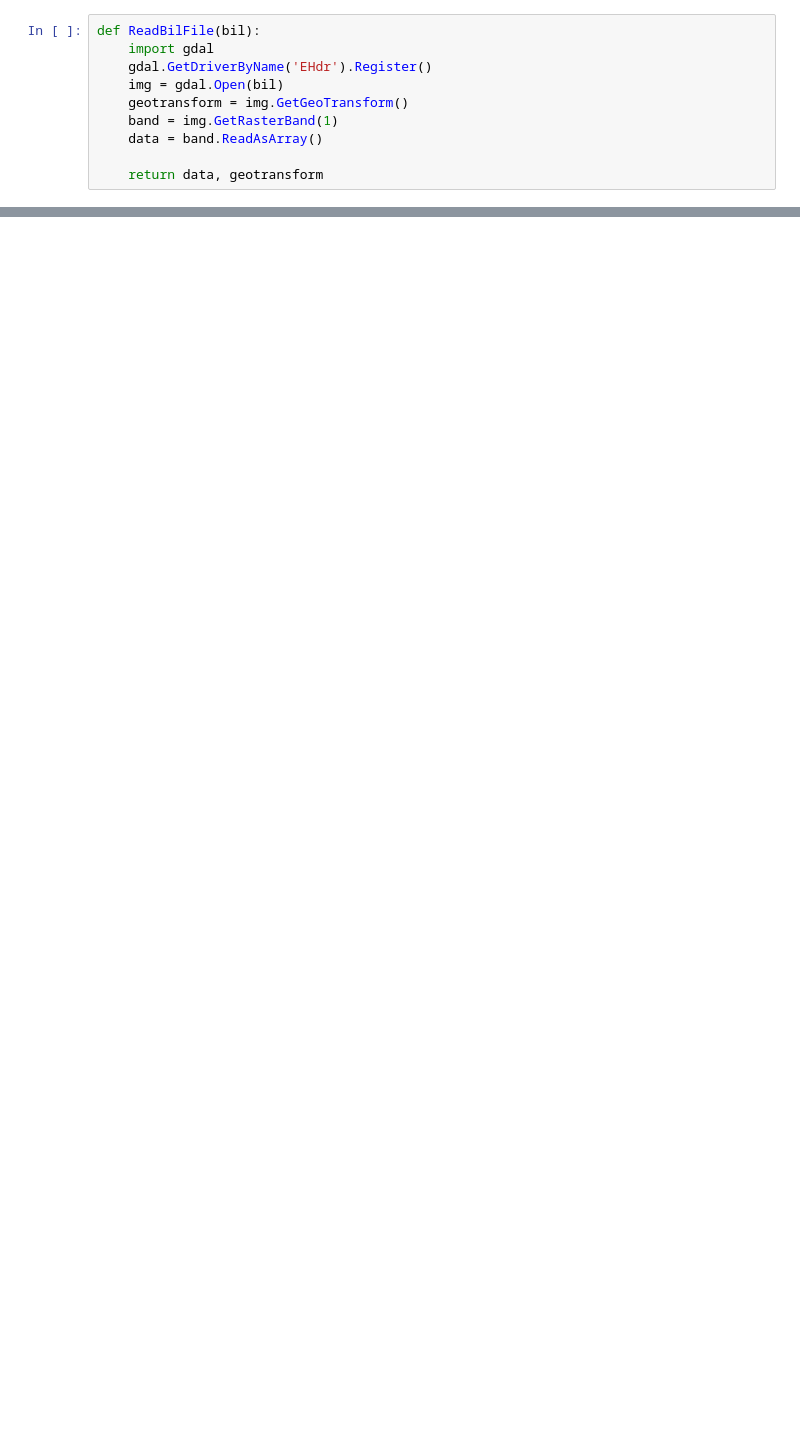
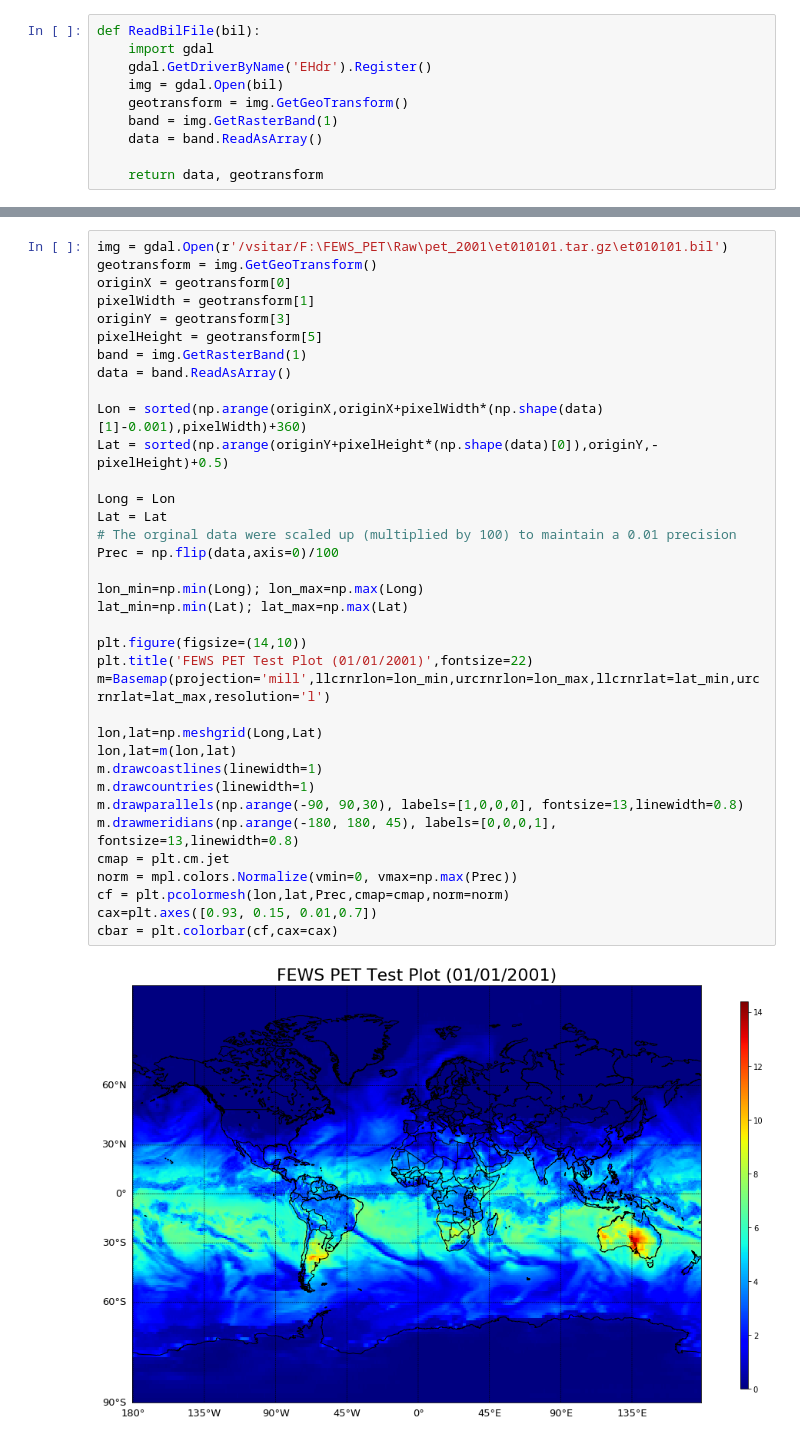
Before and after one commit to LujunZz/FEWS_PET, a Jupyter notebook: 0. FEWS_PET_Organizing.ipynb, the cells around one changed output, grey strips where cells are left out. Drawn from its saved outputs; the diff is of its cells as text; blank space fills up the shorter version.

```diff
--- a/0. FEWS_PET_Organizing.ipynb
+++ b/0. FEWS_PET_Organizing.ipynb
@@ -40,0 +45,38 @@ def ReadBilFile(bil):
+# %%
+img = gdal.Open(r'/vsitar/F:\FEWS_PET\Raw\pet_2001\et010101.tar.gz\et010101.bil')
+geotransform = img.GetGeoTransform()
+originX = geotransform[0]
+pixelWidth = geotransform[1]
+originY = geotransform[3]
+pixelHeight = geotransform[5]
+band = img.GetRasterBand(1)
+data = band.ReadAsArray()
+
+Lon = sorted(np.arange(originX,originX+pixelWidth*(np.shape(data)[1]-0.001),pixelWidth)+360)
+Lat = sorted(np.arange(originY+pixelHeight*(np.shape(data)[0]),originY,-pixelHeight)+0.5)
+
+Long = Lon
+Lat = Lat
+# The orginal data were scaled up (multiplied by 100) to maintain a 0.01 precision
+Prec = np.flip(data,axis=0)/100
+
+lon_min=np.min(Long); lon_max=np.max(Long)
+lat_min=np.min(Lat); lat_max=np.max(Lat)
+
+plt.figure(figsize=(14,10))
+plt.title('FEWS PET Test Plot (01/01/2001)',fontsize=22)
+m=Basemap(projection='mill',llcrnrlon=lon_min,urcrnrlon=lon_max,llcrnrlat=lat_min,urcrnrlat=lat_max,resolution='l')
+
+lon,lat=np.meshgrid(Long,Lat)
+lon,lat=m(lon,lat)
+m.drawcoastlines(linewidth=1)
+m.drawcountries(linewidth=1)
+m.drawparallels(np.arange(-90, 90,30), labels=[1,0,0,0], fontsize=13,linewidth=0.8)
+m.drawmeridians(np.arange(-180, 180, 45), labels=[0,0,0,1], fontsize=13,linewidth=0.8)
+cmap = plt.cm.jet
+norm = mpl.colors.Normalize(vmin=0, vmax=np.max(Prec))
+cf = plt.pcolormesh(lon,lat,Prec,cmap=cmap,norm=norm)
+cax=plt.axes([0.93, 0.15, 0.01,0.7])
+cbar = plt.colorbar(cf,cax=cax)
+# %% [output]
+[figure, added]
```
Also changed, not shown: parts of 6 cells of this notebook.
